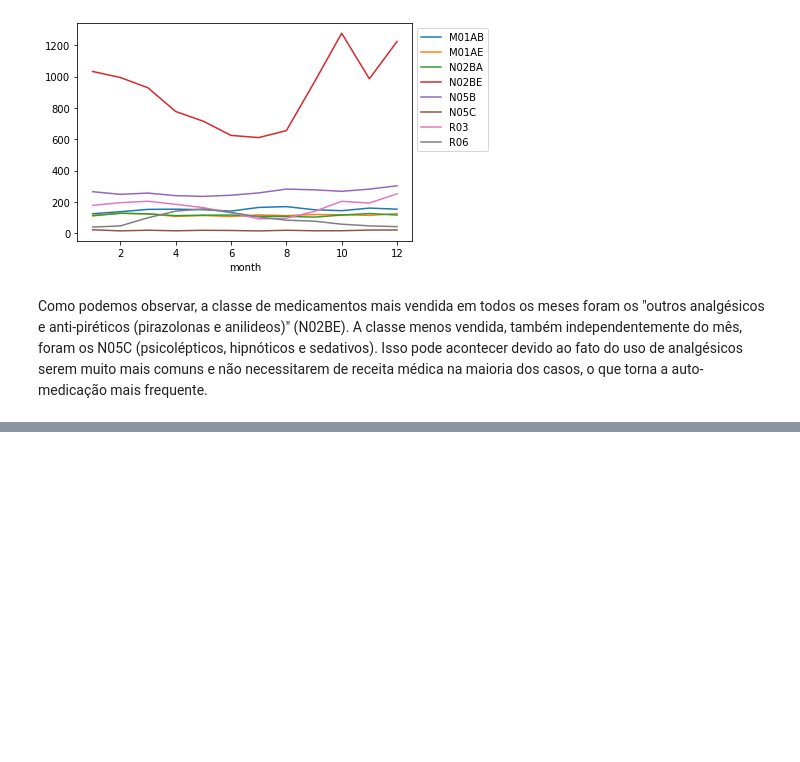
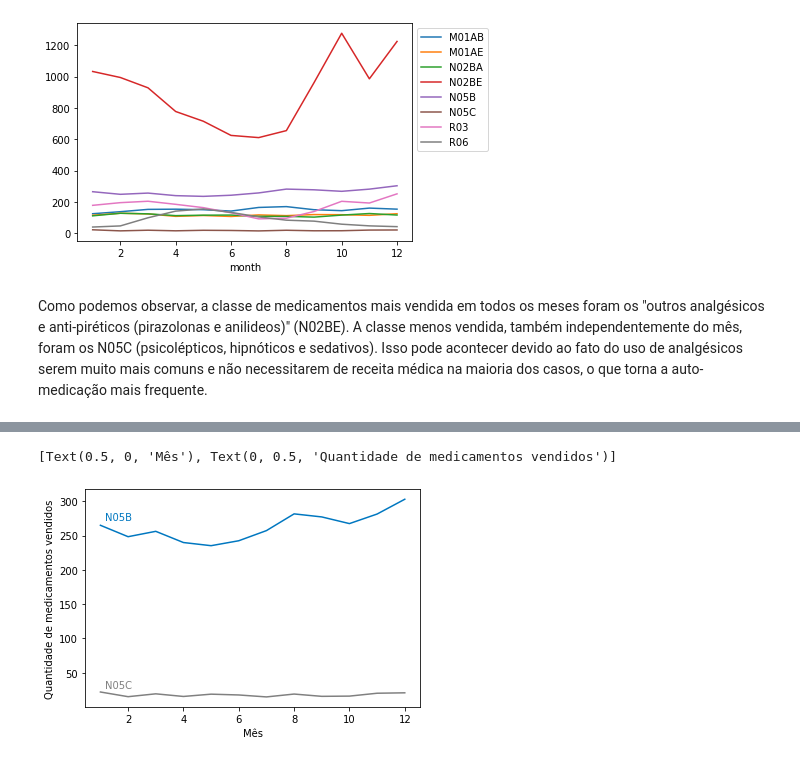
Before and after one commit to ailafelixa/EDA-Pharmaceutical-Sales, a Jupyter notebook: pharma-sales-analysis.ipynb, the cells around one changed output, grey strips where cells are left out. Drawn from its saved outputs; the diff is of its cells as text; code cells hidden in the pictures; blank space fills up the shorter version.

```diff
--- a/pharma-sales-analysis.ipynb
+++ b/pharma-sales-analysis.ipynb
@@ -445,0 +474,14 @@ Como podemos observar, a classe de medicamentos mais vendida em todos os meses f
+# %%
+#Psicolépticos
+mx5=sns.lineplot(x=df_2.index, y=df_2.N05B, ci = None, color='#0077C0')
+plt.text(0.1, 0.87, df_2.columns[4], horizontalalignment='center',
+     verticalalignment='center', transform=mx5.transAxes, color='#0077C0')
+
+mx6=sns.lineplot(x=df_2.index, y=df_2.N05C, ci = None, color='grey')
+plt.text(0.1, 0.1, df_2.columns[5], horizontalalignment='center',
+     verticalalignment='center', transform=mx6.transAxes, color='grey')
+
+mx5.set(xlabel='Mês', ylabel='Quantidade de medicamentos vendidos')
+# %% [output]
+[Text(0.5, 0, 'Mês'), Text(0, 0.5, 'Quantidade de medicamentos vendidos')]
+[figure, added]
```
Also changed, not shown: parts of 3 cells of this notebook.
